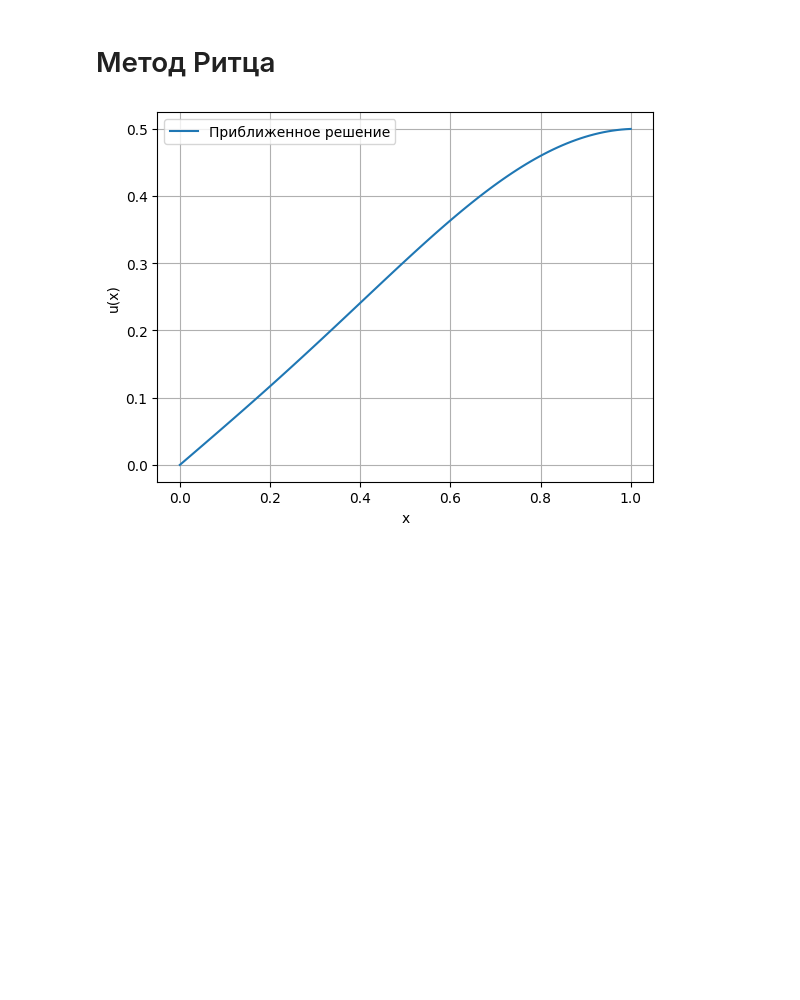
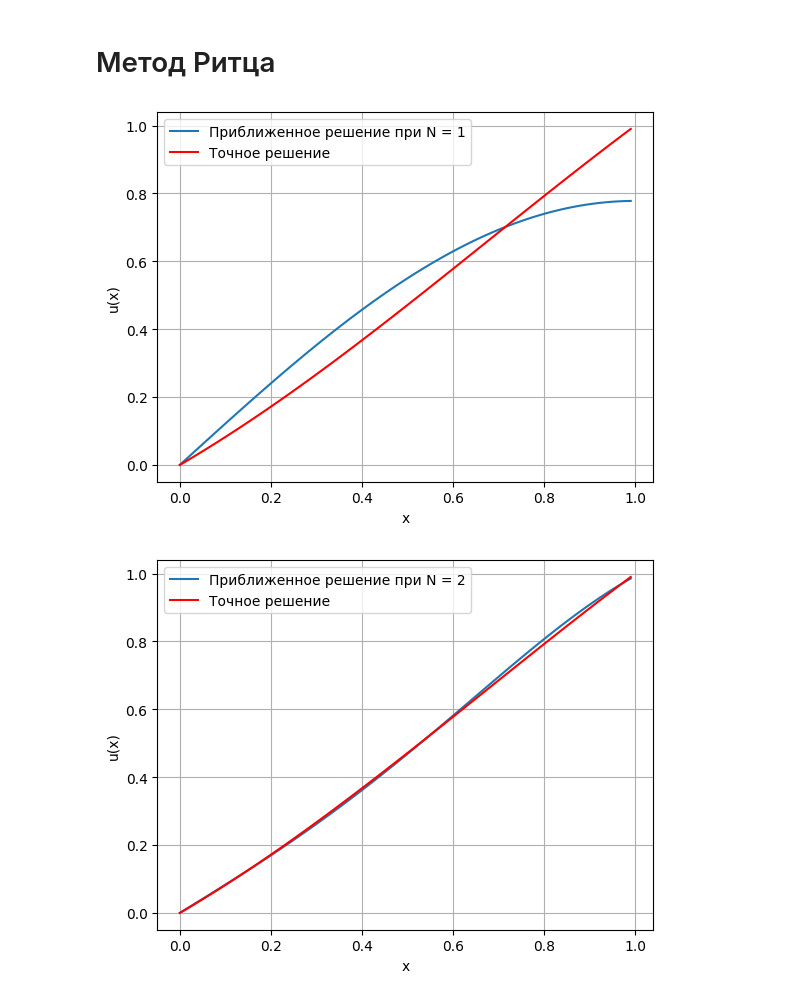
Before and after one commit to AntonG0rbachev/Finate-Elements-Methods, a Jupyter notebook: RitzMethod/src/main.ipynb, the cells around one changed output. Cells and saved outputs as stored; diff of their text form; code cells hidden in the pictures; blank space fills up the shorter version.

Commit message:
chore: complete ritz method

```diff
--- a/RitzMethod/src/main.ipynb
+++ b/RitzMethod/src/main.ipynb
@@ -7,4 +7 @@ import scipy.linalg as sla
 import numpy as np
-# %%
-def RitzMethod(rho, q, f, mu, N):
-    pass
@@ -33,3 +7,0 @@ u_approx = lambda x: sum(c[i] * phi[i](x) for i in range(N))
-# %%
-x_vals = np.linspace(0, 1, 100)
-y_vals = np.array([u_approx(x) for x in x_vals])
@@ -36,9 +30,23 @@ y_vals = np.array([u_approx(x) for x in x_vals])
+# %%
+rho = lambda x: (2 - x) ** 2
+q = lambda x: 0
+f = lambda x: (np.pi**2 / 4) * (2 - x) * np.sin(np.pi * x / 2)
+
+mu = 2
+b1, b2 = 0, 1
+N = 4  # Число базисных функций
+
+solution = lambda x: np.sin(np.pi * x / 2) / (2 - x)
 # %%
-plot.plot(x_vals, y_vals, label='Приближенное решение')
-plot.xlabel('x')
-plot.ylabel('u(x)')
-plot.legend()
-plot.grid()
-plot.show()
+for i in range(1, N + 1):
+    x_vals, y_vals = RitzMethod(rho, q, f, mu, i, left=b1, right=b2)
+    plot.plot(x_vals, y_vals, label=f'Приближенное решение при N = {i}')
+    plot.plot(x_vals, solution(x_vals), 'r', label='Точное решение')
+    plot.xlabel('x')
+    plot.ylabel('u(x)')
+    plot.legend()
+    plot.grid()
+    plot.show()
 # %% [output]
-[figure, old version]
+[figure, new version]
+[figure, added]
```
Also changed, not shown: parts of 4 cells of this notebook.
